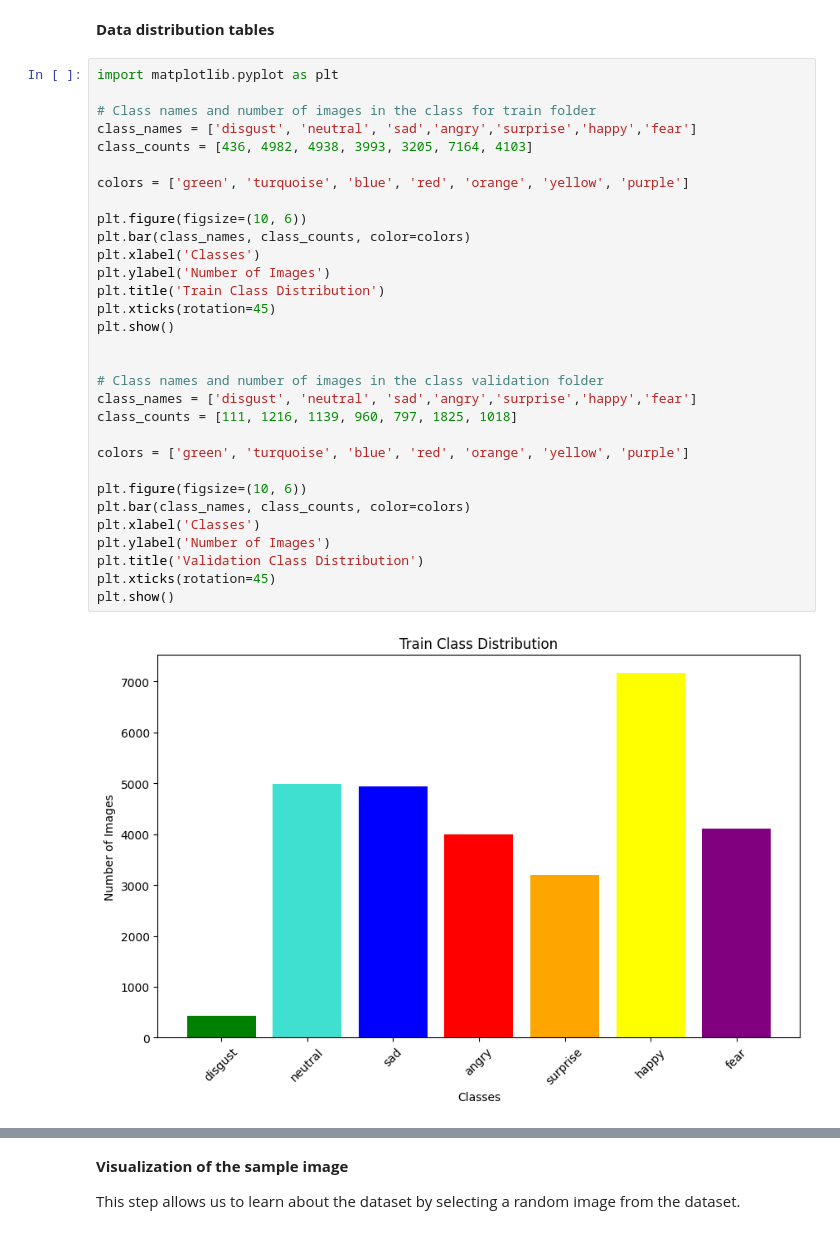
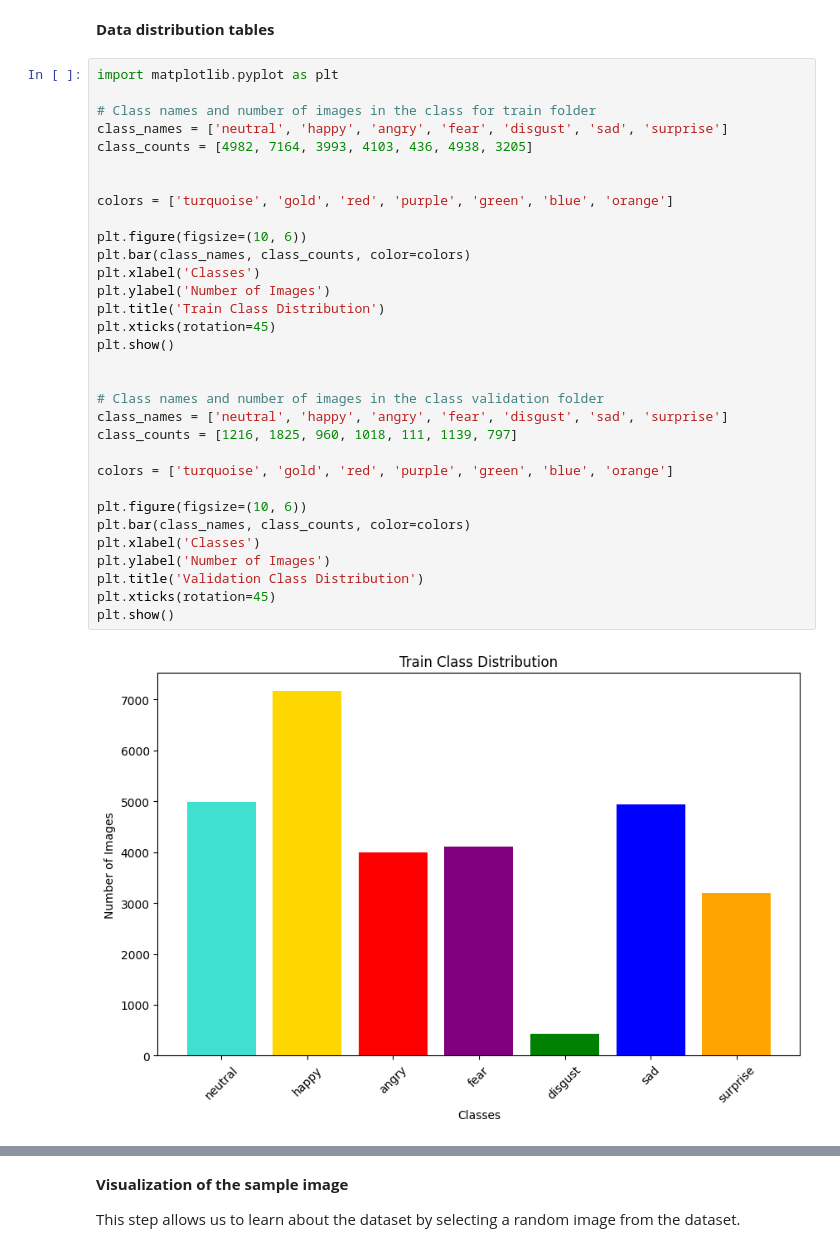
Before and after one commit to SefiyeArican/Face-expression-recognition, a Jupyter notebook: Face_expression_recognition.ipynb, the cells around one changed output, grey strips where cells are left out. Cells and saved outputs as stored; diff of their text form.

```diff
--- a/Face_expression_recognition.ipynb
+++ b/Face_expression_recognition.ipynb
@@ -214,33 +214,34 @@ Validation Folder
 # %%
 import matplotlib.pyplot as plt
 
 # Class names and number of images in the class for train folder
-class_names = ['disgust', 'neutral', 'sad','angry','surprise','happy','fear']
-class_counts = [436, 4982, 4938, 3993, 3205, 7164, 4103]
+class_names = ['neutral', 'happy', 'angry', 'fear', 'disgust', 'sad', 'surprise']
+class_counts = [4982, 7164, 3993, 4103, 436, 4938, 3205]
 
-colors = ['green', 'turquoise', 'blue', 'red', 'orange', 'yellow', 'purple']
+
+colors = ['turquoise', 'gold', 'red', 'purple', 'green', 'blue', 'orange']
 
 plt.figure(figsize=(10, 6))
 plt.bar(class_names, class_counts, color=colors)
 plt.xlabel('Classes')
 plt.ylabel('Number of Images')
 plt.title('Train Class Distribution')
 plt.xticks(rotation=45)
 plt.show()
 
 
 # Class names and number of images in the class validation folder
-class_names = ['disgust', 'neutral', 'sad','angry','surprise','happy','fear']
-class_counts = [111, 1216, 1139, 960, 797, 1825, 1018]
+class_names = ['neutral', 'happy', 'angry', 'fear', 'disgust', 'sad', 'surprise']
+class_counts = [1216, 1825, 960, 1018, 111, 1139, 797]
 
-colors = ['green', 'turquoise', 'blue', 'red', 'orange', 'yellow', 'purple']
+colors = ['turquoise', 'gold', 'red', 'purple', 'green', 'blue', 'orange']
 
 plt.figure(figsize=(10, 6))
 plt.bar(class_names, class_counts, color=colors)
 plt.xlabel('Classes')
 plt.ylabel('Number of Images')
 plt.title('Validation Class Distribution')
 plt.xticks(rotation=45)
 plt.show()
 # %% [output]
-[figure, old version]
+[figure, new version]
```
Also changed, not shown: parts of 17 cells of this notebook.
